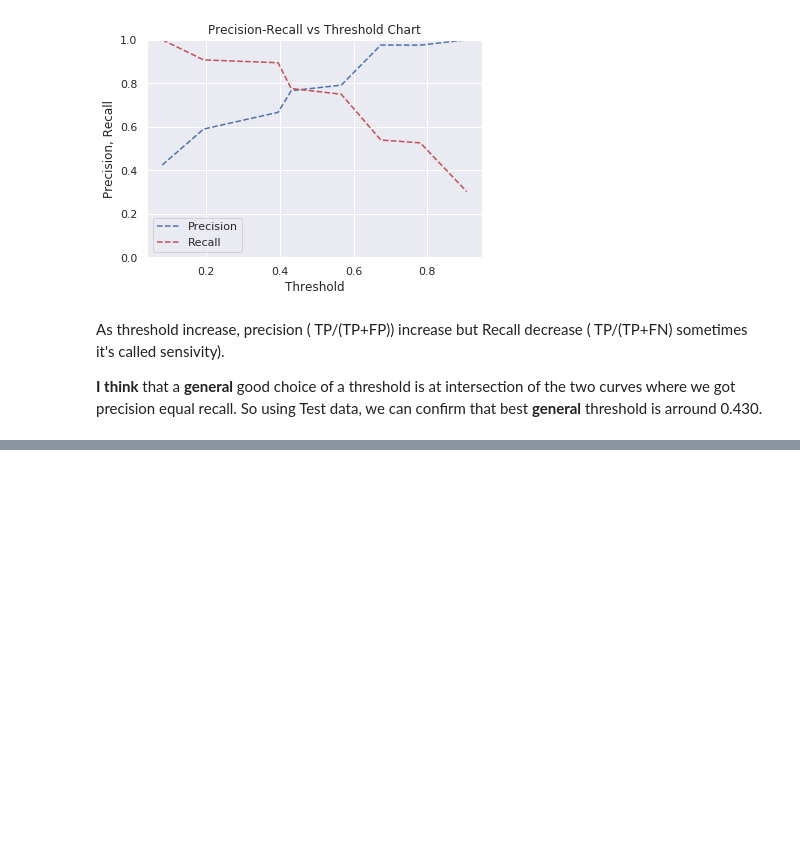
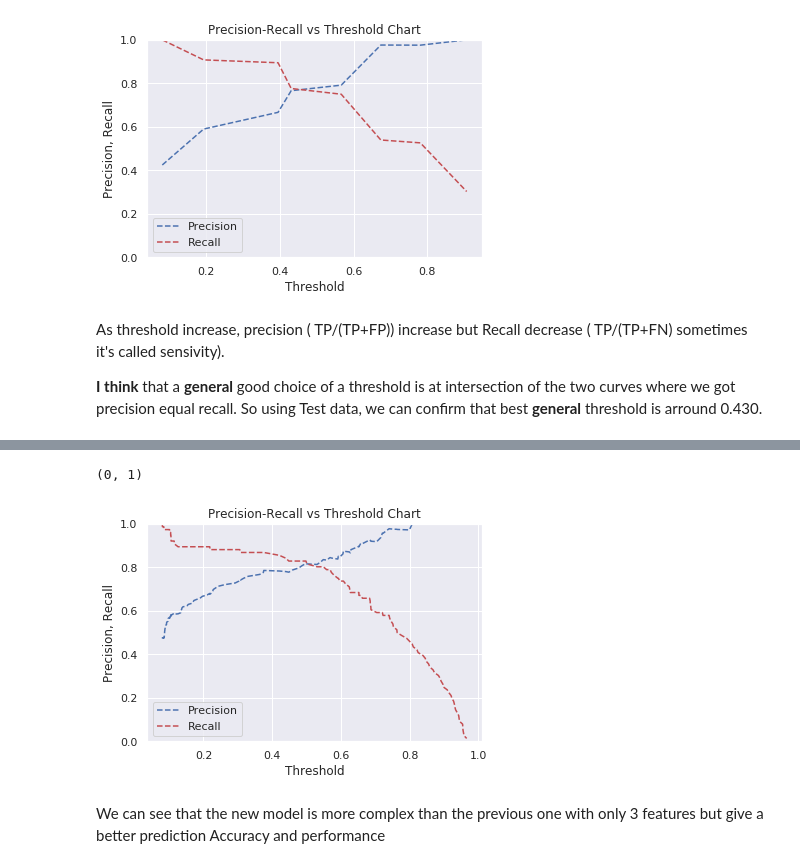
Before and after one commit to hayari/GoMyCodeML, a Jupyter notebook: Logistic_Regression.ipynb, the cells around one changed output, grey strips where cells are left out. Drawn from its saved outputs; the diff is of its cells as text; code cells hidden in the pictures; blank space fills up the shorter version.

```diff
--- a/Logistic_Regression.ipynb
+++ b/Logistic_Regression.ipynb
@@ -644,0 +846,26 @@ So using Test data, we can confirm that best **general** threshold is arround 0.
+# %%
+### Predict test_y values and probabilities based on fitted logistic regression model
+
+pred_y=model.predict(x_test)
+
+probs_y=model.predict_proba(x_test)
+  # probs_y is a 2-D array of probability of being labeled as 0 (first column of    array) vs 1 (2nd column in array)
+
+from sklearn.metrics import precision_recall_curve
+precision, recall, thresholds = precision_recall_curve(y_test, probs_y[:,
+1])
+   #retrieve probability of being 1(in second column of probs_y)
+pr_auc = metrics.auc(recall, precision)
+
+plt.title("Precision-Recall vs Threshold Chart")
+plt.plot(thresholds, precision[: -1], "b--", label="Precision")
+plt.plot(thresholds, recall[: -1], "r--", label="Recall")
+plt.ylabel("Precision, Recall")
+plt.xlabel("Threshold")
+plt.legend(loc="lower left")
+plt.ylim([0,1])
+# %% [output]
+(0, 1)
+[figure, added]
+# %% [markdown]
+We can see that the new model is more complex than the previous one with only 3 features but give a better prediction Accuracy and performance
```
Also changed, not shown: parts of 29 cells of this notebook.
